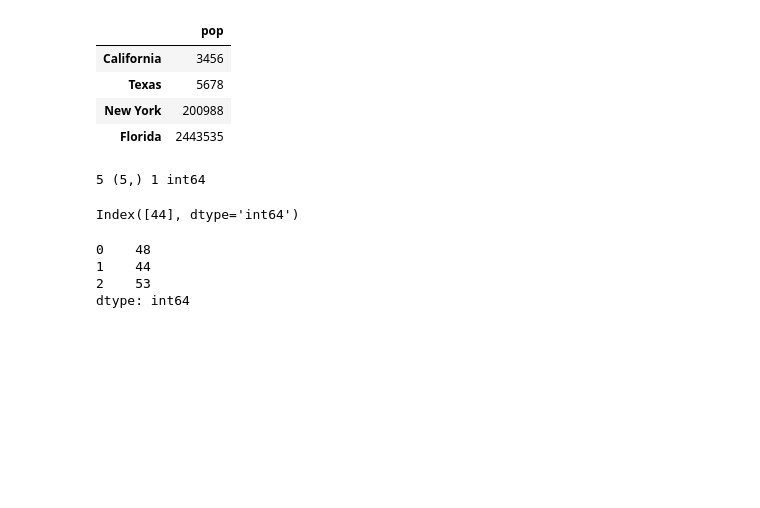
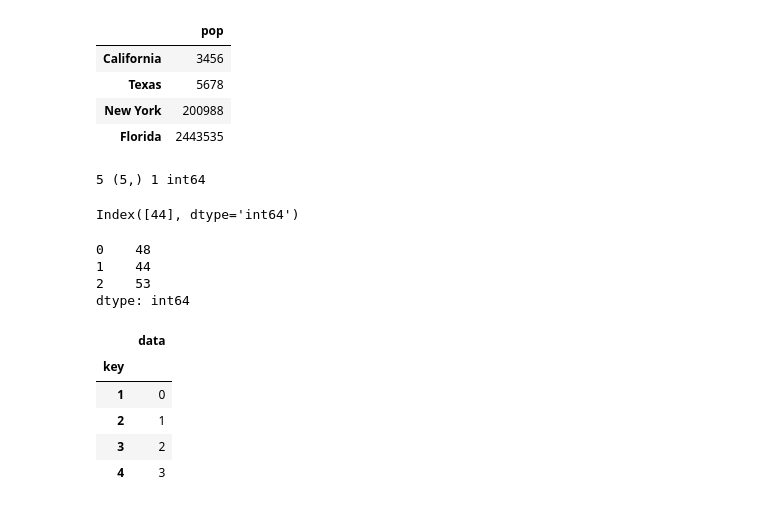
Before and after one commit to ldk618/python-prcatice, a Jupyter notebook: learning_3.ipynb, the cells around one changed output. Cells and saved outputs as stored; diff of their text form; code cells hidden in the pictures; blank space fills up the shorter version.

```diff
--- a/learning_3.ipynb
+++ b/learning_3.ipynb
@@ -225,3 +225,17 @@ df@a
 1    44
 2    53
 dtype: int64
+# %%
+import numpy as np
+import pandas as pd
+df = pd.DataFrame({'key':[1,2,3,4],
+                'data':range(4)},columns=['key','data'])
+df
+df.groupby('key').sum()
+# %% [output]
+|  | data |
+| key |  |
+| 1 | 0 |
+| 2 | 1 |
+| 3 | 2 |
+| 4 | 3 |
```
